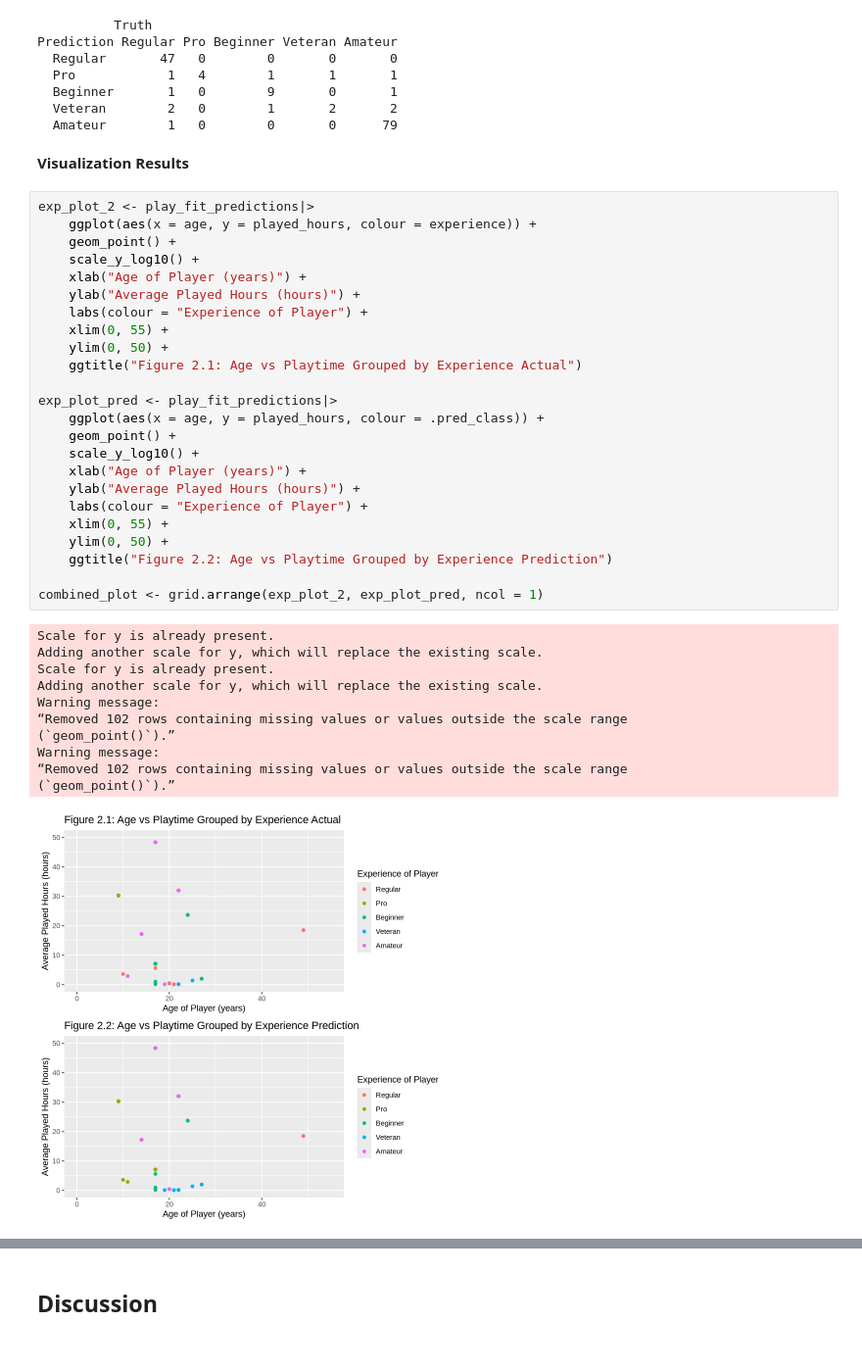
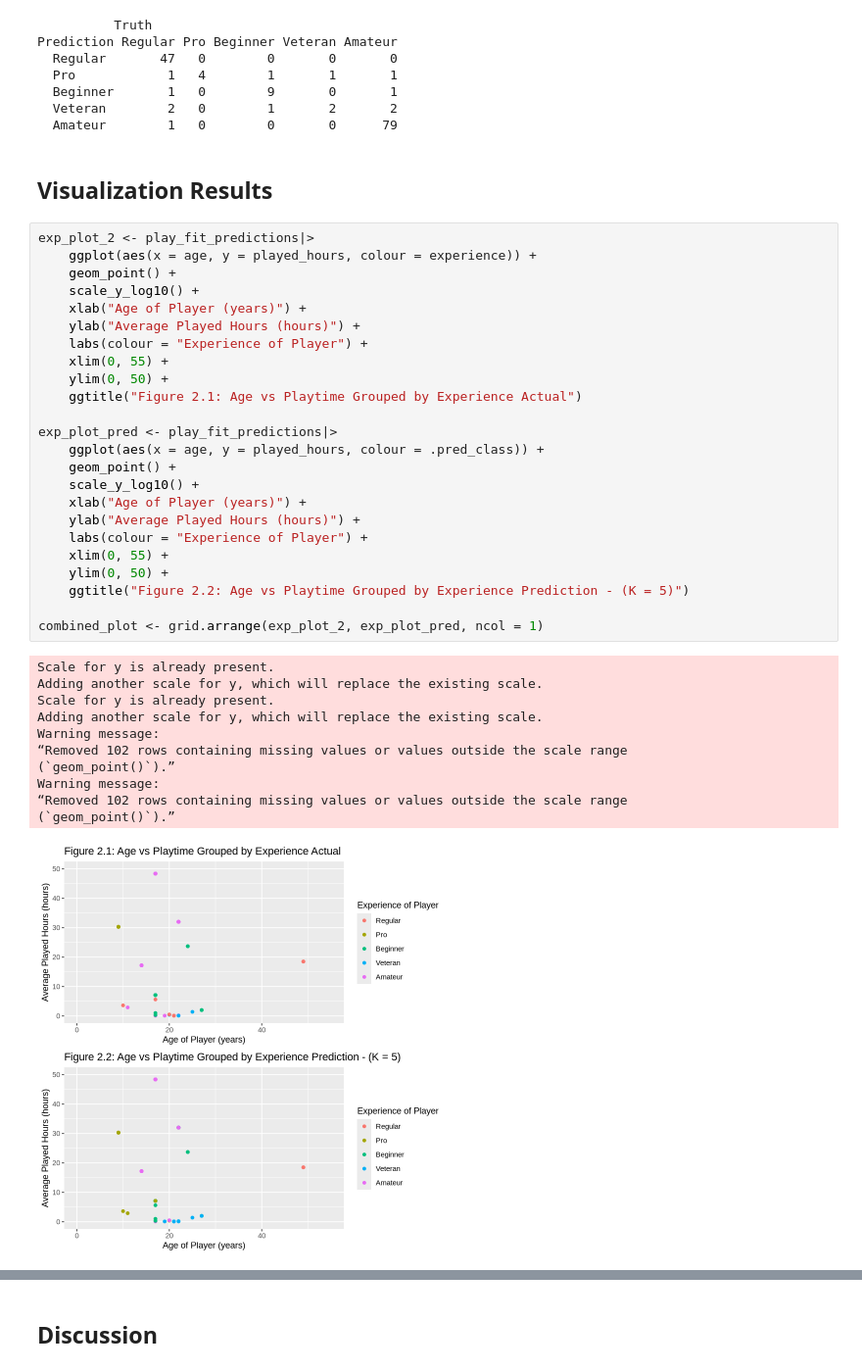
Before and after one commit to whisp533/DSCI-group-project, a Jupyter notebook: Group_project.ipynb, the cells around one changed output, grey strips where cells are left out. Shown at 98% size. Saved outputs shown, nothing was run; the diff lists cells and outputs as text.

```diff
--- a/Group_project.ipynb
+++ b/Group_project.ipynb
@@ -316,6 +316,7 @@ Prediction Regular Pro Beginner Veteran Amateur
   Amateur        1   0        0       0      79
 # %% [markdown]
 **Visualization Results**
+-
 # %%
 exp_plot_2 <- play_fit_predictions|>
     ggplot(aes(x = age, y = played_hours, colour = experience)) +
@@ -323,32 +324,32 @@ exp_plot_2 <- play_fit_predictions|>
     scale_y_log10() +
     xlab("Age of Player (years)") +
     ylab("Average Played Hours (hours)") +
     labs(colour = "Experience of Player") +
     xlim(0, 55) +
     ylim(0, 50) +
     ggtitle("Figure 2.1: Age vs Playtime Grouped by Experience Actual")
 
 exp_plot_pred <- play_fit_predictions|>
     ggplot(aes(x = age, y = played_hours, colour = .pred_class)) +
     geom_point() +
     scale_y_log10() +
     xlab("Age of Player (years)") +
     ylab("Average Played Hours (hours)") +
     labs(colour = "Experience of Player") +
     xlim(0, 55) +
     ylim(0, 50) +
-    ggtitle("Figure 2.2: Age vs Playtime Grouped by Experience Prediction")
+    ggtitle("Figure 2.2: Age vs Playtime Grouped by Experience Prediction - (K = 5)")
 
 combined_plot <- grid.arrange(exp_plot_2, exp_plot_pred, ncol = 1)
 # %% [output]
 Scale for y is already present.
 Adding another scale for y, which will replace the existing scale.
 Scale for y is already present.
 Adding another scale for y, which will replace the existing scale.
 Warning message:
 “Removed 102 rows containing missing values or values outside the scale range
 (`geom_point()`).”
 Warning message:
 “Removed 102 rows containing missing values or values outside the scale range
 (`geom_point()`).”
-[figure, old version]
+[figure, new version]
```
Also changed, not shown: parts of 1 cell of this notebook.
